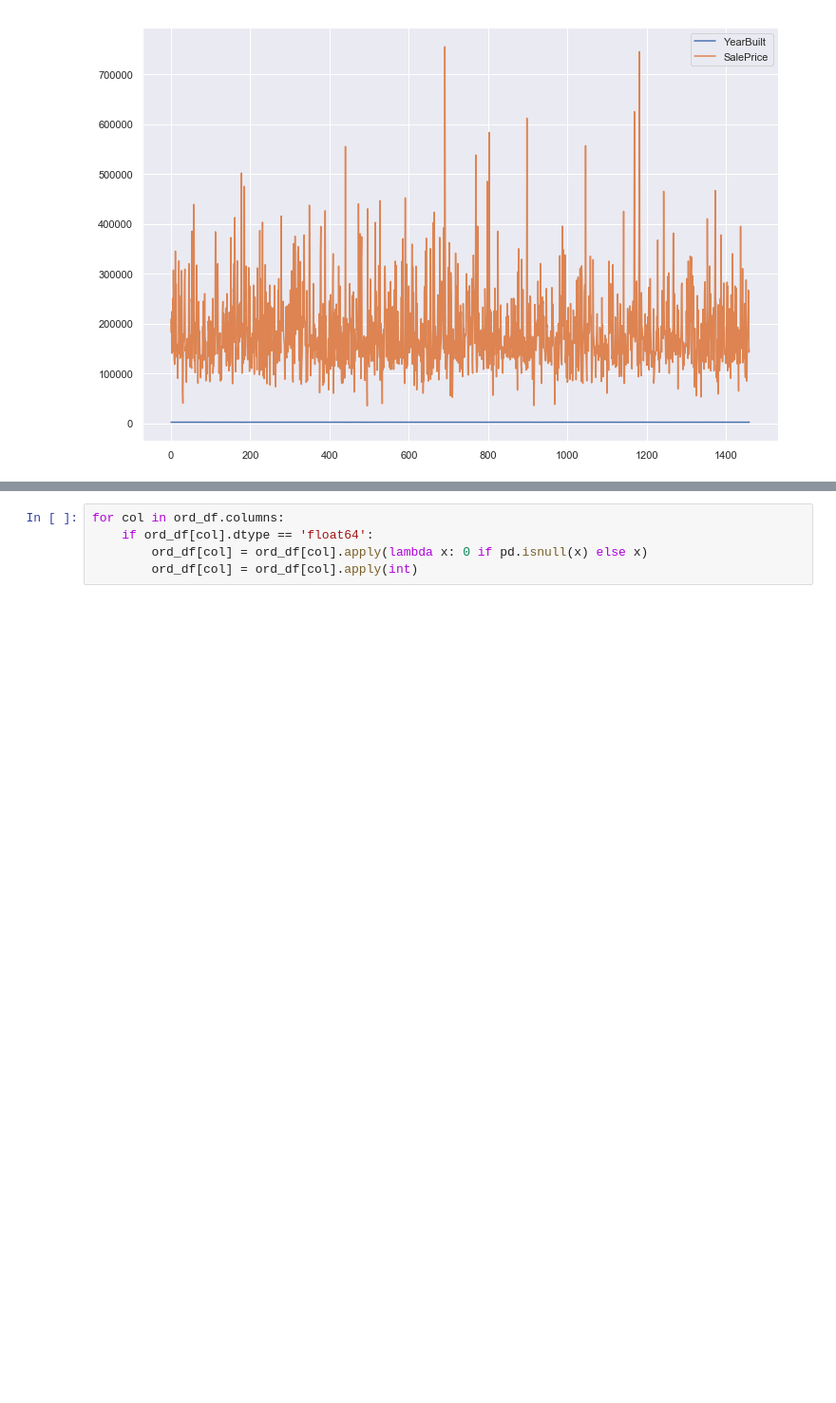
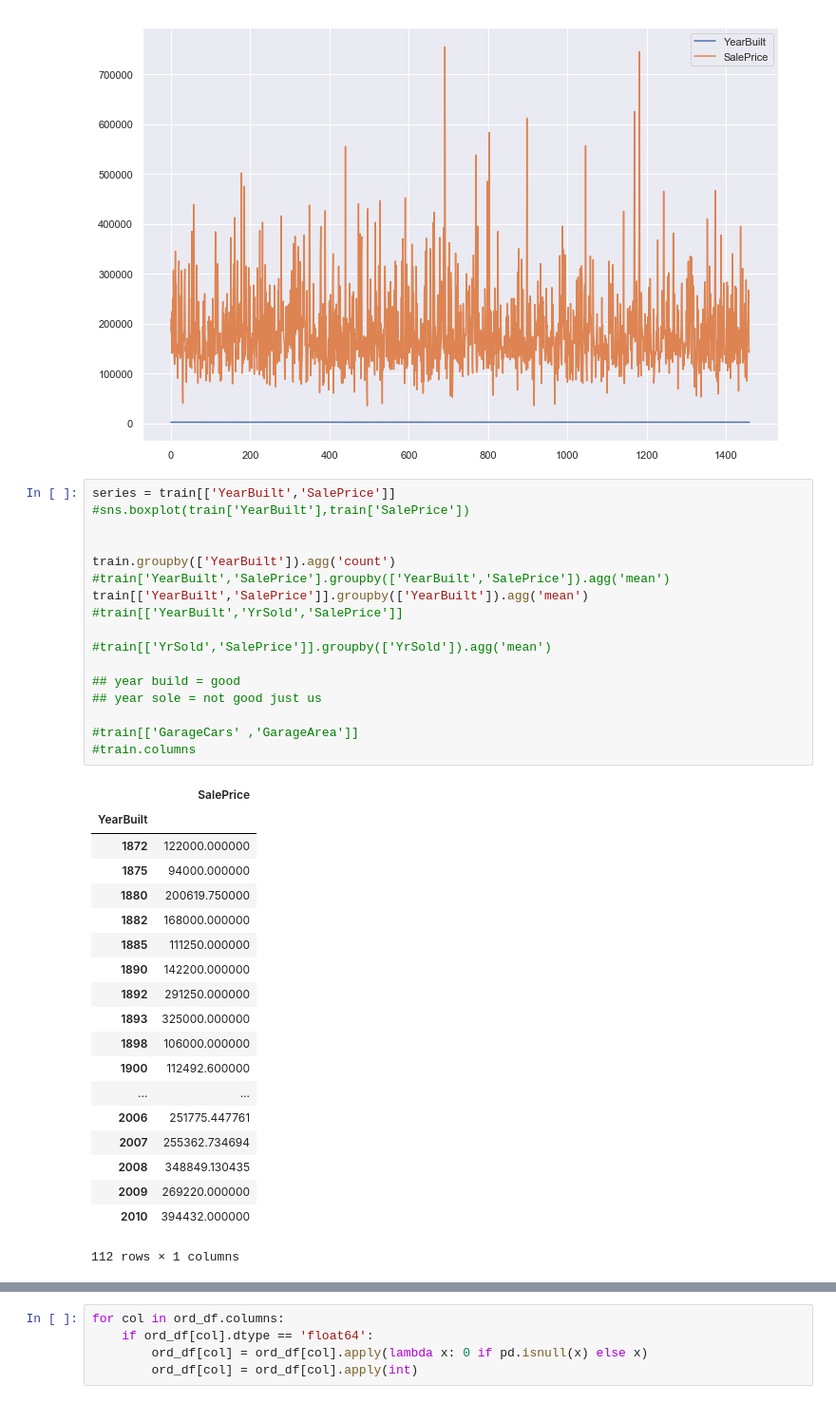
Before and after one commit to chazzy1/nycdsaML, a Jupyter notebook: choi/EDA.ipynb, the cells around one changed output, grey strips where cells are left out. Shown at 95% size. Drawn from its saved outputs; the diff is of its cells as text; blank space fills up the shorter version.

```diff
--- a/choi/EDA.ipynb
+++ b/choi/EDA.ipynb
@@ -149,3 +149,40 @@ series.head()
 | 3 | 1915 | 140000 |
 | 4 | 2000 | 250000 |
 [figure]
+# %%
+series = train[['YearBuilt','SalePrice']]
+#sns.boxplot(train['YearBuilt'],train['SalePrice'])
+
+
+train.groupby(['YearBuilt']).agg('count')
+#train['YearBuilt','SalePrice'].groupby(['YearBuilt','SalePrice']).agg('mean')
+train[['YearBuilt','SalePrice']].groupby(['YearBuilt']).agg('mean')
+#train[['YearBuilt','YrSold','SalePrice']]
+
+#train[['YrSold','SalePrice']].groupby(['YrSold']).agg('mean')
+
+## year build = good
+## year sole = not good just us
+
+#train[['GarageCars' ,'GarageArea']]
+#train.columns
+# %% [output]
+|  | SalePrice |
+| YearBuilt |  |
+| 1872 | 122000.000000 |
+| 1875 | 94000.000000 |
+| 1880 | 200619.750000 |
+| 1882 | 168000.000000 |
+| 1885 | 111250.000000 |
+| 1890 | 142200.000000 |
+| 1892 | 291250.000000 |
+| 1893 | 325000.000000 |
+| 1898 | 106000.000000 |
+| 1900 | 112492.600000 |
+| ... | ... |
+| 2006 | 251775.447761 |
+| 2007 | 255362.734694 |
+| 2008 | 348849.130435 |
+| 2009 | 269220.000000 |
+| 2010 | 394432.000000 |
+112 rows × 1 columns
```
Also changed, not shown: parts of 5 cells of this notebook, 6 other files.
